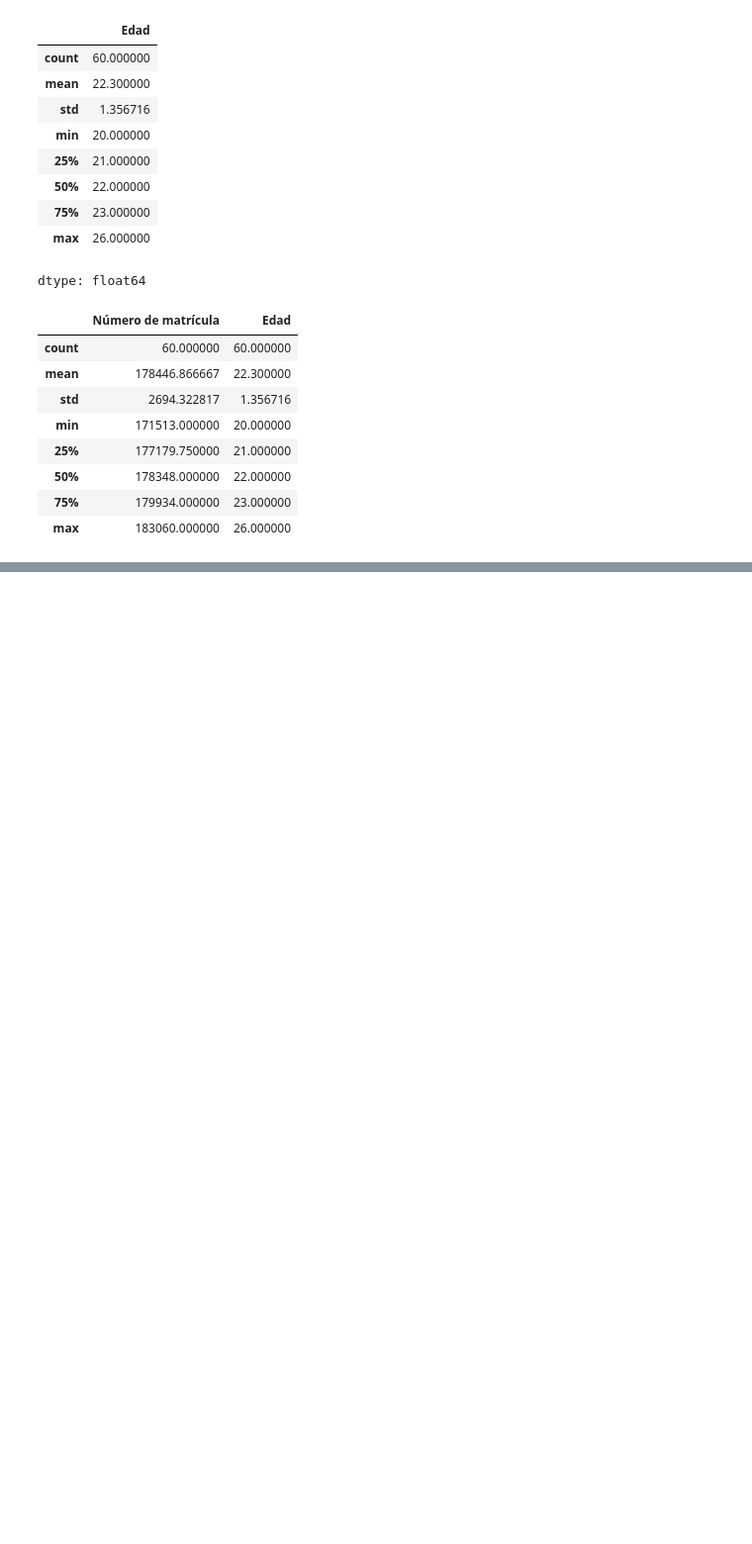
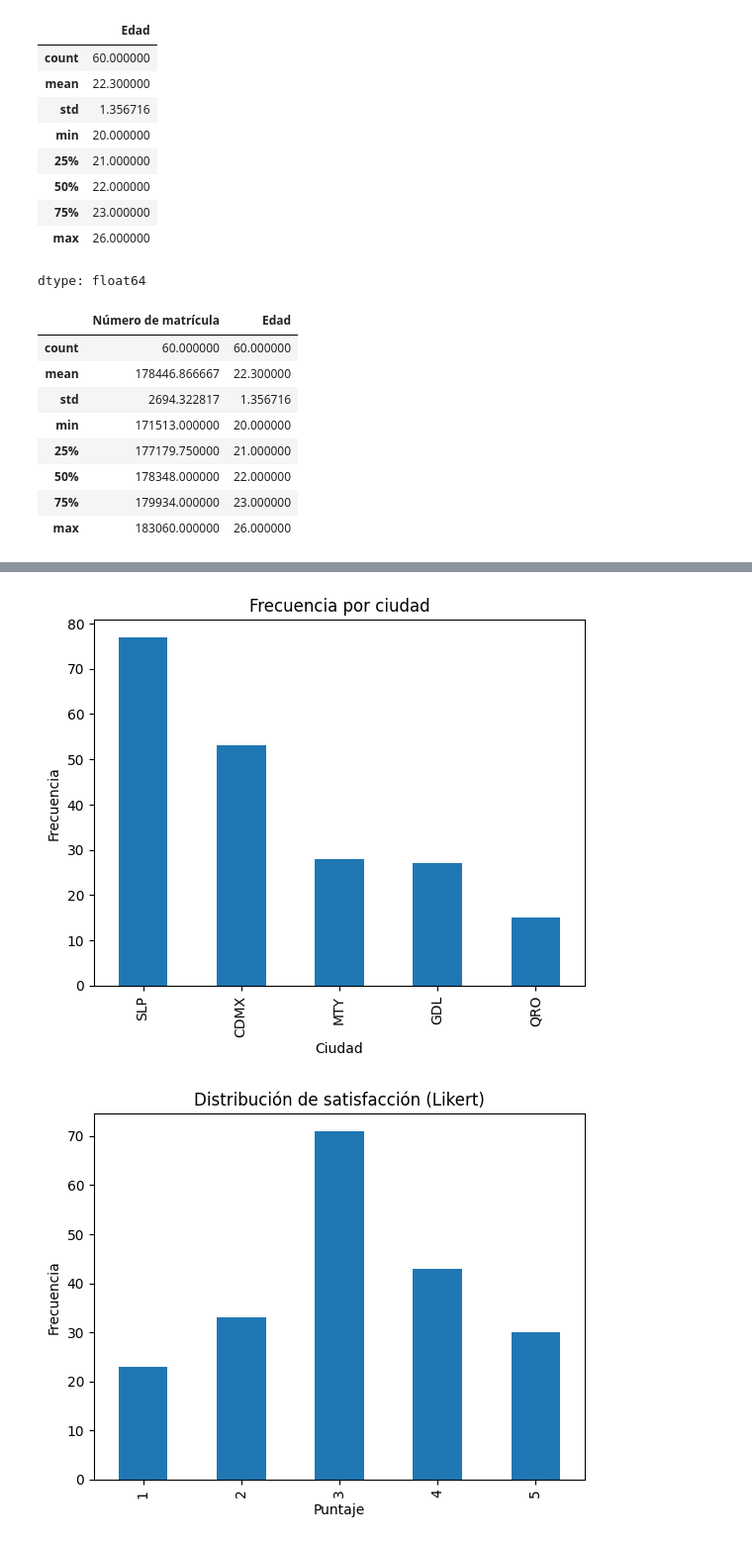
Before and after one commit to 175329/Mineria-de-datos, a Jupyter notebook: MineriaDeDatos.ipynb, the cells around one changed output, grey strips where cells are left out. Shown at 99% size. Saved outputs shown, nothing was run; the diff lists cells and outputs as text; code cells hidden in the pictures; blank space fills up the shorter version.

```diff
--- a/MineriaDeDatos.ipynb
+++ b/MineriaDeDatos.ipynb
@@ -1071,0 +1074,23 @@ edad_df.describe()
+# %%
+#1) Crea el DataFrame (o carga desde CSV si lo prefieres)
+
+import pandas as pd
+import numpy as np
+
+np.random.seed(42)
+n = 200
+
+df = pd.DataFrame({
+"id_cliente": range(1, n+1),
+"genero": np.random.choice(["F", "M", "No binario", "Prefiero no decir"], size=n, p=[0.45, 0.45, 0.05, 0.05]),
+"segmento": np.random.choice(["Estándar", "Oro", "Platino"], size=n, p=[0.6, 0.3, 0.1]),
+"satisfaccion": np.random.choice([1,2,3,4,5], size=n, p=[0.1,0.2,0.35,0.25,0.1]),
+"ciudad": np.random.choice(["SLP", "CDMX", "GDL", "MTY", "QRO"], size=n, p=[0.35,0.25,0.15,0.15,0.10]),
+"edad": np.random.normal(35, 10, size=n).round(0).clip(18, 70).astype(int),
+"ingreso_mensual": np.random.lognormal(mean=9.5, sigma=0.5, size=n).round(2), # pesos MXN aprox.
+"temperatura_sala": np.random.normal(23, 2, size=n).round(1),
+"visitas_ultimo_anio": np.random.poisson(lam=3, size=n),
+"fecha_ultima_visita": pd.to_datetime("2025-12-31") - pd.to_timedelta(np.random.randint(0, 365, size=n), unit="D")
+})
+
+df.head()
@@ -1071,0 +1185,23 @@ edad_df.describe()
+# %%
+#4) Visualizaciones adecuadas por escala (opcional)
+
+import matplotlib.pyplot as plt
+
+# Nominal: barras
+df["ciudad"].value_counts().plot(kind="bar", title="Frecuencia por ciudad")
+plt.xlabel("Ciudad"); plt.ylabel("Frecuencia"); plt.show()
+
+# Ordinal: barra ordenada por categorías
+df["satisfaccion"].value_counts().sort_index().plot(kind="bar", title="Distribución de satisfacción (Likert)")
+plt.xlabel("Puntaje"); plt.ylabel("Frecuencia"); plt.show()
+
+# Intervalo: histograma de temperatura
+df["temperatura_sala"].plot(kind="hist", bins=12, title="Histograma de temperatura (°C)")
+plt.xlabel("°C"); plt.show()
+
+# Razón: boxplot de ingreso (suele ser asimétrico)
+df[["ingreso_mensual"]].plot(kind="box", title="Boxplot de ingreso mensual (MXN)")
+plt.show()
+# %% [output]
+[figure, added]
+[figure, added]
```
Also changed, not shown: parts of 11 cells of this notebook.
